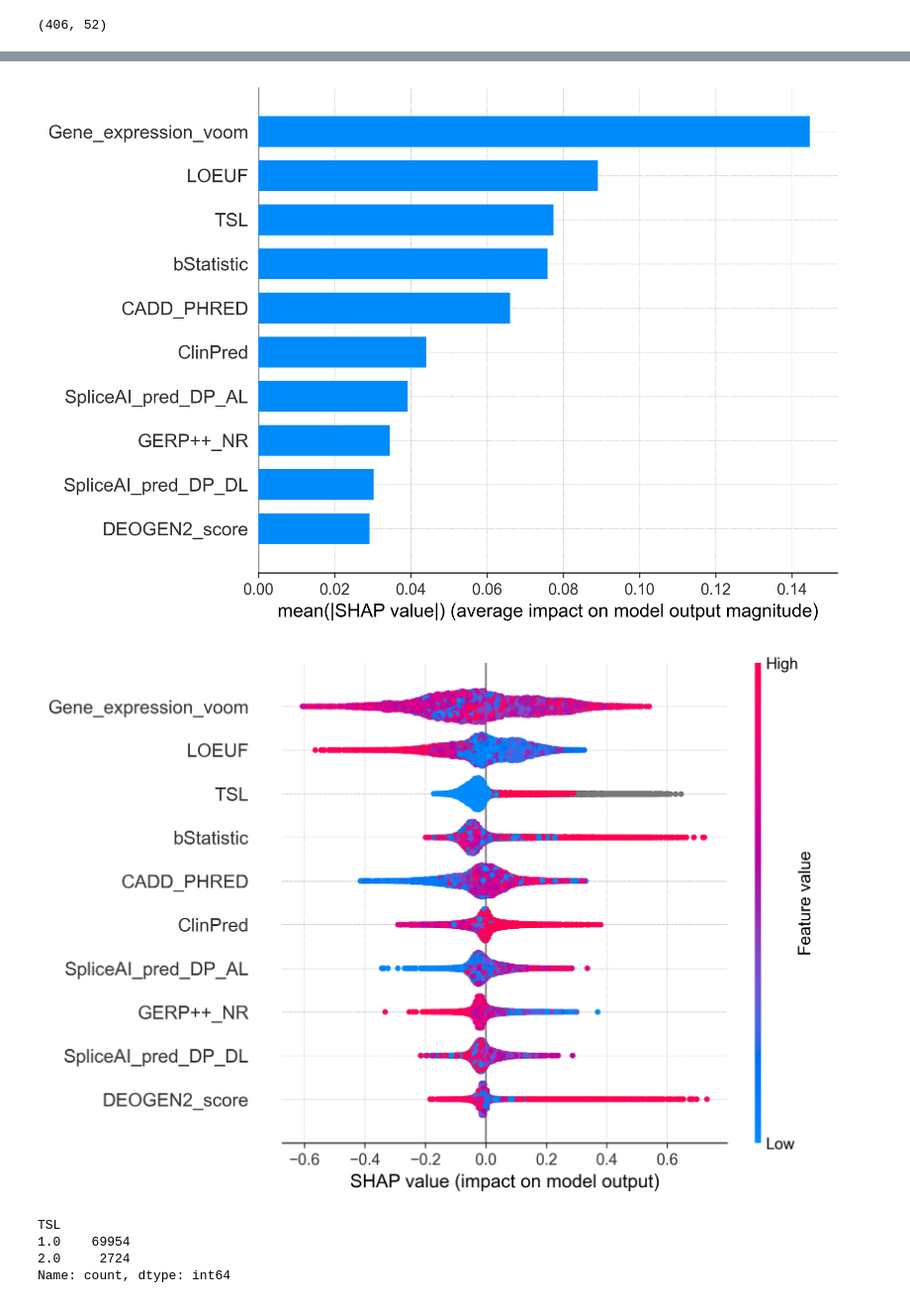
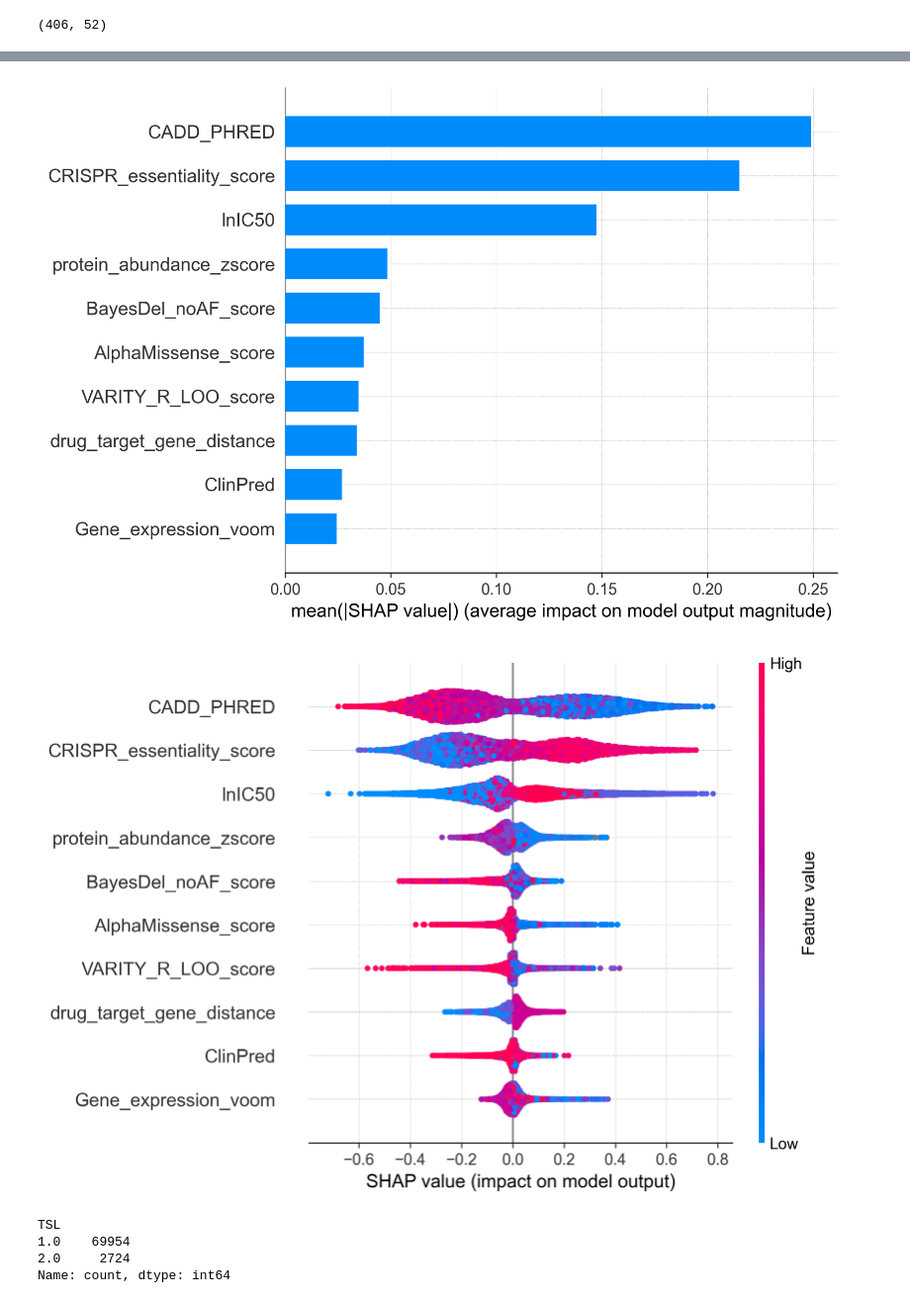
Before and after one commit to QuantitativeBiology/BECancerResistome, a Jupyter notebook: BECancerResistome/Prediction/Classifier_2.ipynb, the cells around one changed output, grey strips where cells are left out. Shown at 99% size. Saved outputs shown, nothing was run; the diff lists cells and outputs as text; code cells hidden in the pictures.

Commit message:
update cellular annotation and add drug prediction

```diff
--- a/BECancerResistome/Prediction/Classifier_2.ipynb
+++ b/BECancerResistome/Prediction/Classifier_2.ipynb
@@ -21,9 +21,9 @@ pd.set_option('display.max_columns', None)
 # %% [markdown]
 # Load Data
 # %%
-annotated_plasmid_df = pd.read_csv("data/8_Celular_Context/zscores-unambiguous-VEPannotated-processed-plasmid-with-gene-expression.csv")
-#annotated_control_df = pd.read_csv("data/9_ProtVar/zscores-unambiguous-VEPannotated-processed-gene-expression-foldx-pocket-control.csv")
-annotated_control_df = pd.read_csv("data/9_ProtVar/zscores-unambiguous-VEPannotated-processed-gene-expression-foldx-pocket-confident-control.csv")
+#annotated_plasmid_df = pd.read_csv("data/8_Cellular_Context/zscores-unambiguous-VEPannotated-processed-plasmid-with-gene-expression.csv")
+annotated_control_df = pd.read_csv("data/8_Cellular_Drug_Context/zscores-unambiguous-VEPannotated-processed-protvar_confident-cellular_drug_context-control.csv")
+#annotated_control_df = pd.read_csv("data/8_Cellular_Context/zscores-unambiguous-VEPannotated-processed-gene-expression-foldx-pocket-confident-crispr-control.csv")
 # %%
 # show columns
 annotated_plasmid_df.columns
@@ -362,7 +377,7 @@ print(prop_compare.head(10))
 #Define meta data columns to drop + include the gene expression column I don't want to test (raw or voom)
 meta_cols=[
     'Target Transcript ID', 'RefSeq match transcript (MANE Select)', 'Guide', 'Editor', 'Gene', 'Cell_Line','Drug', 'Amino Acid Edits',
-    'Class', 'zscore', 'Source', 'uniprot_accession', 'aa_change', 'pocket_id'#, 'wild_type', 'uniprot_position', 'mutated_type', 'Gene_expression_expected_counts'
+    'Class', 'zscore', 'Source', 'uniprot_accession', 'aa_change', 'pocket_id', 'gene_cn_category'#, 'wild_type', 'uniprot_position', 'mutated_type', 'Gene_expression_expected_counts'
 ]
 
 #Split into features and labels
@@ -1383,5 +1462,5 @@ def plot_topk_shap_for_class(all_shap_values_runs, all_X_val_runs, le, target_cl
     # Beeswarm: distribution + direction
     shap.summary_plot(shap_top, X_top, max_display=k)
 # %%
-plot_topk_shap_for_class(all_shap_values_runs, all_X_val_runs, le, target_class='Resistance', k=10)
+plot_topk_shap_for_class(all_shap_values_runs, all_X_val_runs, le, target_class='Neutral', k=10)
 # %% [output]
@@ -1399,6 +1478,6 @@ DEOGEN2_score           0.029127
 dtype: float32
-[figure, old version]
+[figure, new version]
-[figure, old version]
+[figure, new version]
 # %%
 annotated_control_EG['TSL'].value_counts()
 # %% [output]
```
Also changed, not shown: parts of 13 cells of this notebook, 4 other files.
